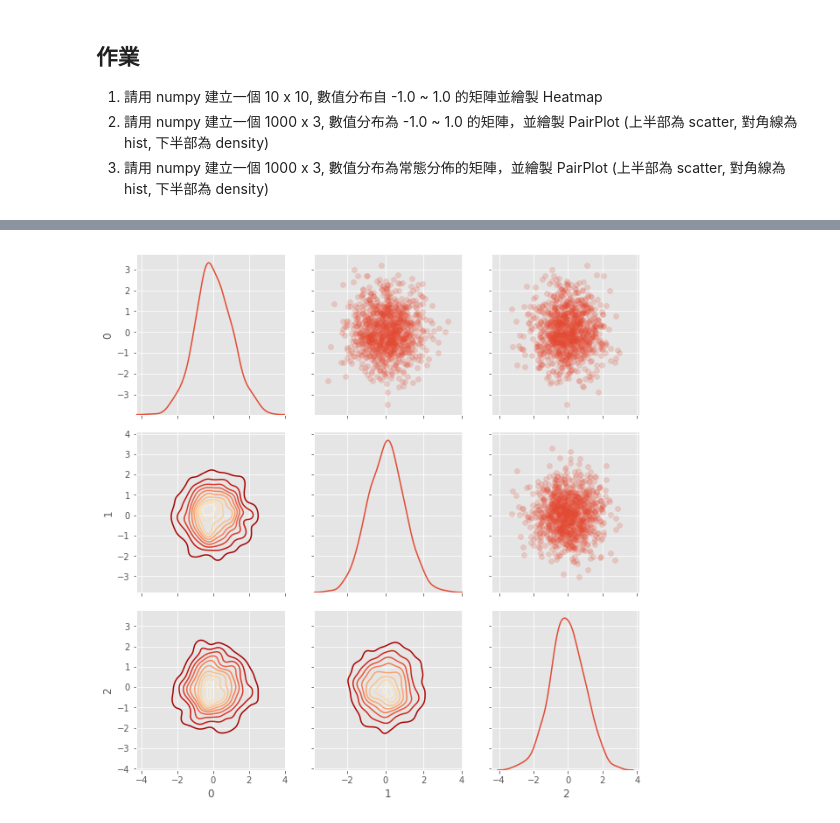
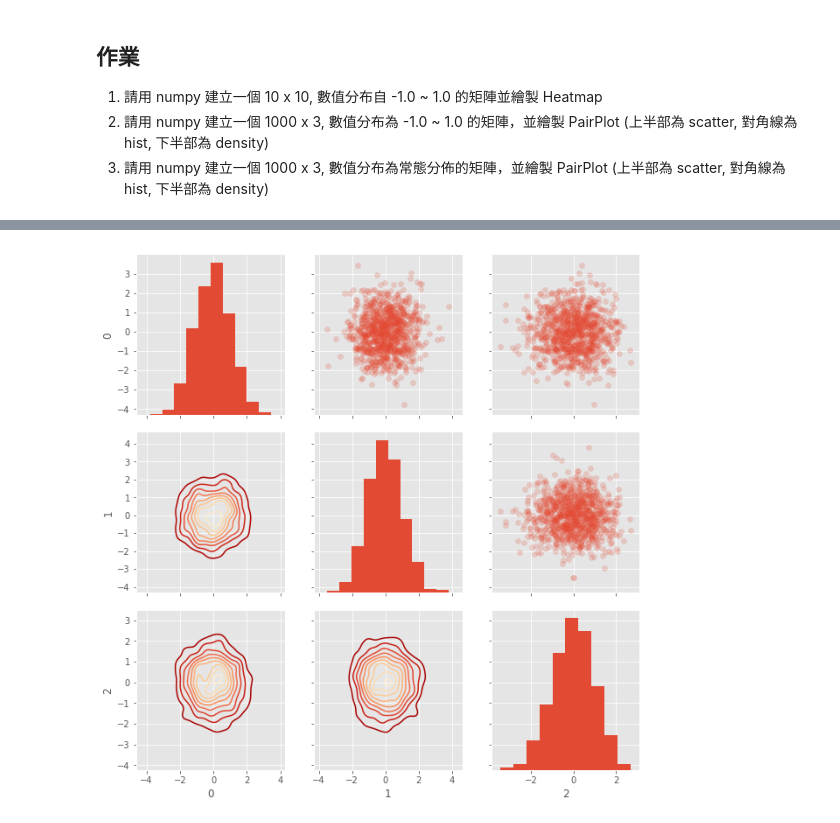
Before and after one commit to A103932033/ML-100Days, a Jupyter notebook: homework/Day_015_HW.ipynb, the cells around one changed output, grey strips where cells are left out. Drawn from its saved outputs; the diff is of its cells as text; code cells hidden in the pictures.

```diff
--- a/homework/Day_015_HW.ipynb
+++ b/homework/Day_015_HW.ipynb
@@ -58,25 +58,25 @@ plt.show()
 # %%
 nrow = 1000
 ncol = 3
 """
 Your Code Here
 """
 matrix = np.random.normal(size=(nrow, ncol))
 
 indice = np.random.choice([0,1,2], size=nrow)
 plot_data = pd.DataFrame(matrix, indice)
 
 
 grid = sns.PairGrid(data = plot_data, size = 3, diag_sharey=False)
 """
 Your Code Here
 Please replace "..." to correct plot function
 """
 grid.map_upper(plt.scatter , alpha = 0.2)
-grid.map_diag(sns.kdeplot)
+grid.map_diag(plt.hist)
 grid.map_lower(sns.kdeplot , cmap = plt.cm.OrRd_r)
 
 
 plt.show()
 # %% [output]
-[figure, old version]
+[figure, new version]
```
Also changed, not shown: parts of 2 cells of this notebook.
